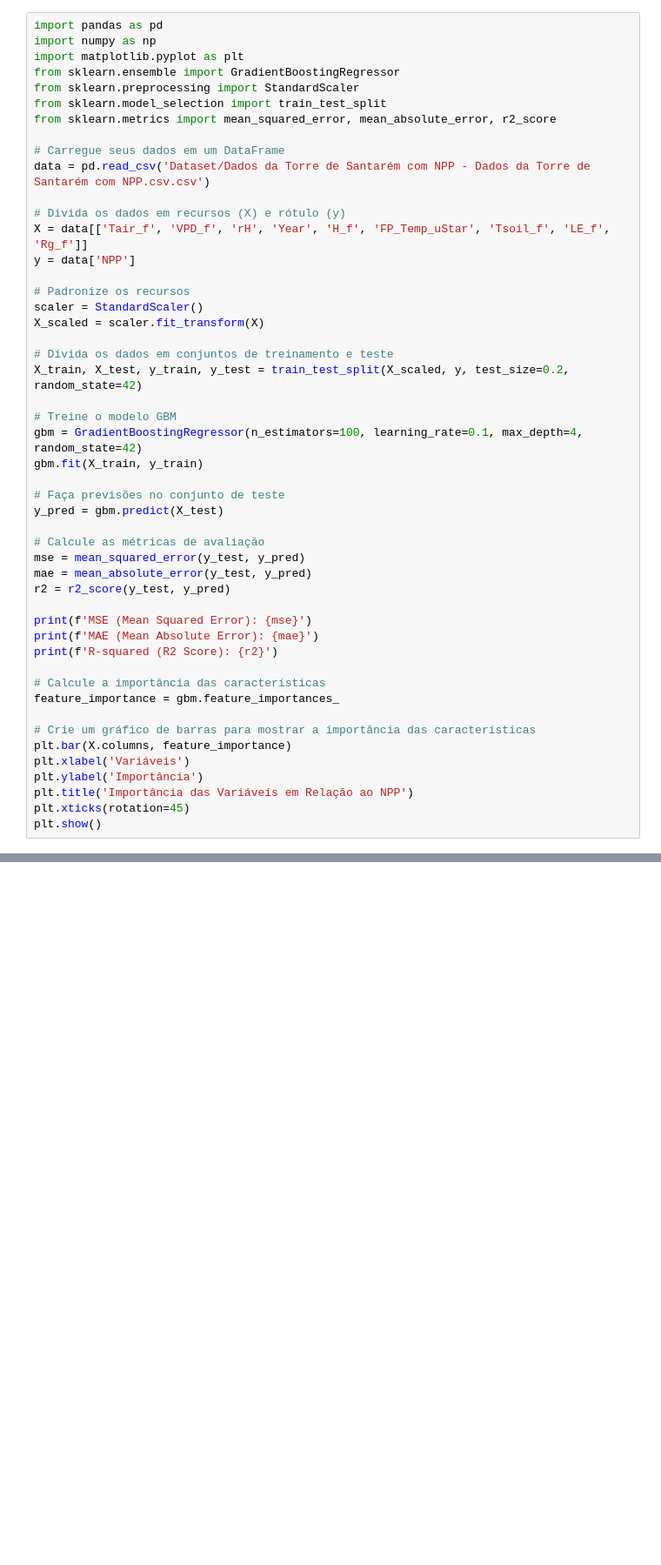
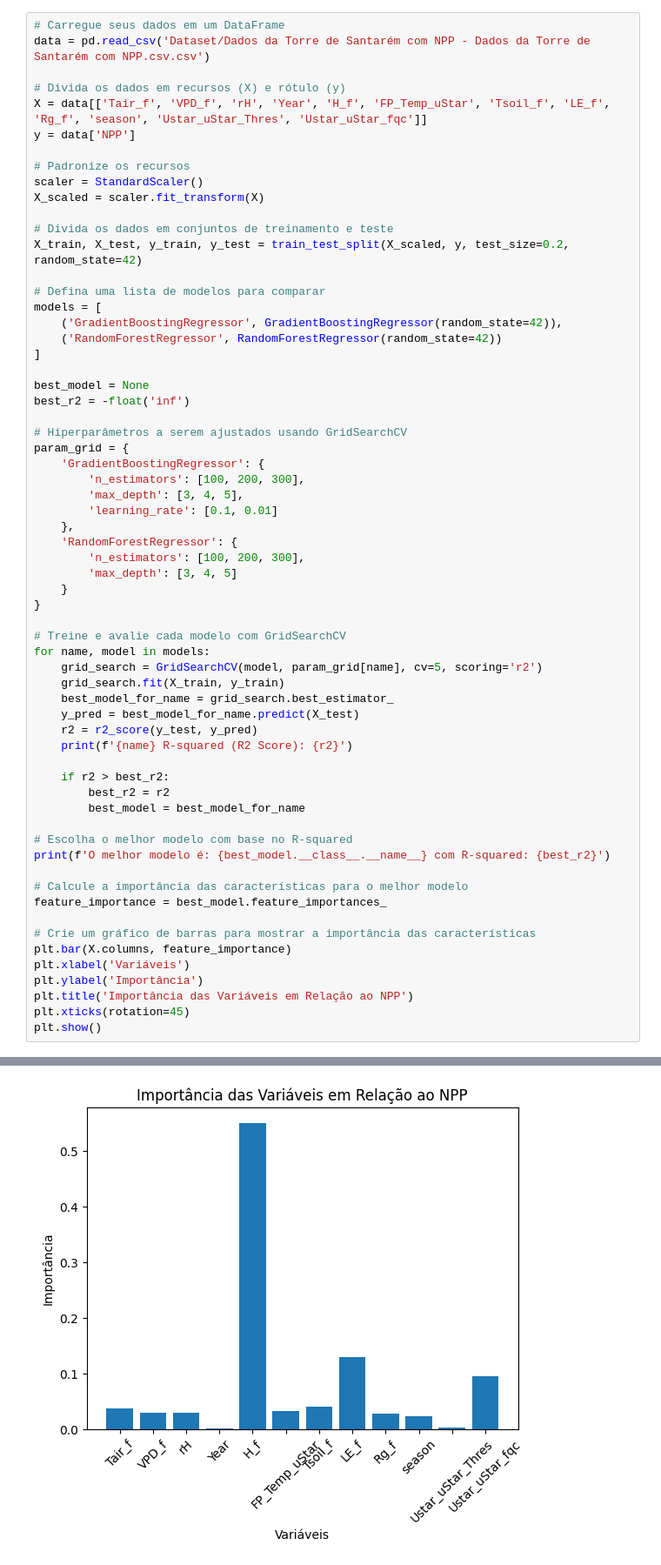
Before and after one commit to leotamasauskas/TORRE-DE-SANTAREM, a Jupyter notebook: main.ipynb, the cells around one changed output, grey strips where cells are left out. Shown at 87% size. Saved outputs shown, nothing was run; the diff lists cells and outputs as text; blank space fills up the shorter version.

```diff
--- a/main.ipynb
+++ b/main.ipynb
@@ -1,17 +9,9 @@
 # %%
-import pandas as pd
-import numpy as np
-import matplotlib.pyplot as plt
-from sklearn.ensemble import GradientBoostingRegressor
-from sklearn.preprocessing import StandardScaler
-from sklearn.model_selection import train_test_split
-from sklearn.metrics import mean_squared_error, mean_absolute_error, r2_score
-
 # Carregue seus dados em um DataFrame
 data = pd.read_csv('Dataset/Dados da Torre de Santarém com NPP - Dados da Torre de Santarém com NPP.csv.csv')
 
 # Divida os dados em recursos (X) e rótulo (y)
-X = data[['Tair_f', 'VPD_f', 'rH', 'Year', 'H_f', 'FP_Temp_uStar', 'Tsoil_f', 'LE_f', 'Rg_f']]
+X = data[['Tair_f', 'VPD_f', 'rH', 'Year', 'H_f', 'FP_Temp_uStar', 'Tsoil_f', 'LE_f', 'Rg_f', 'season', 'Ustar_uStar_Thres', 'Ustar_uStar_fqc']]
 y = data['NPP']
 
 # Padronize os recursos
@@ -21,24 +21,46 @@ X_scaled = scaler.fit_transform(X)
 # Divida os dados em conjuntos de treinamento e teste
 X_train, X_test, y_train, y_test = train_test_split(X_scaled, y, test_size=0.2, random_state=42)
 
-# Treine o modelo GBM
-gbm = GradientBoostingRegressor(n_estimators=100, learning_rate=0.1, max_depth=4, random_state=42)
-gbm.fit(X_train, y_train)
+# Defina uma lista de modelos para comparar
+models = [
+    ('GradientBoostingRegressor', GradientBoostingRegressor(random_state=42)),
+    ('RandomForestRegressor', RandomForestRegressor(random_state=42))
+]
 
-# Faça previsões no conjunto de teste
-y_pred = gbm.predict(X_test)
+best_model = None
+best_r2 = -float('inf')
 
-# Calcule as métricas de avaliação
-mse = mean_squared_error(y_test, y_pred)
-mae = mean_absolute_error(y_test, y_pred)
-r2 = r2_score(y_test, y_pred)
+# Hiperparâmetros a serem ajustados usando GridSearchCV
+param_grid = {
+    'GradientBoostingRegressor': {
+        'n_estimators': [100, 200, 300],
+        'max_depth': [3, 4, 5],
+        'learning_rate': [0.1, 0.01]
+    },
+    'RandomForestRegressor': {
+        'n_estimators': [100, 200, 300],
+        'max_depth': [3, 4, 5]
+    }
+}
 
-print(f'MSE (Mean Squared Error): {mse}')
-print(f'MAE (Mean Absolute Error): {mae}')
-print(f'R-squared (R2 Score): {r2}')
+# Treine e avalie cada modelo com GridSearchCV
+for name, model in models:
+    grid_search = GridSearchCV(model, param_grid[name], cv=5, scoring='r2')
+    grid_search.fit(X_train, y_train)
+    best_model_for_name = grid_search.best_estimator_
+    y_pred = best_model_for_name.predict(X_test)
+    r2 = r2_score(y_test, y_pred)
+    print(f'{name} R-squared (R2 Score): {r2}')
 
-# Calcule a importância das características
-feature_importance = gbm.feature_importances_
+    if r2 > best_r2:
+        best_r2 = r2
+        best_model = best_model_for_name
+
+# Escolha o melhor modelo com base no R-squared
+print(f'O melhor modelo é: {best_model.__class__.__name__} com R-squared: {best_r2}')
+
+# Calcule a importância das características para o melhor modelo
+feature_importance = best_model.feature_importances_
 
 # Crie um gráfico de barras para mostrar a importância das características
 plt.bar(X.columns, feature_importance)
@@ -51,0 +76 @@ ValueError: could not convert string to float: '1.990.386'
+[figure, added]
```
Also changed, not shown: parts of 4 cells of this notebook.
